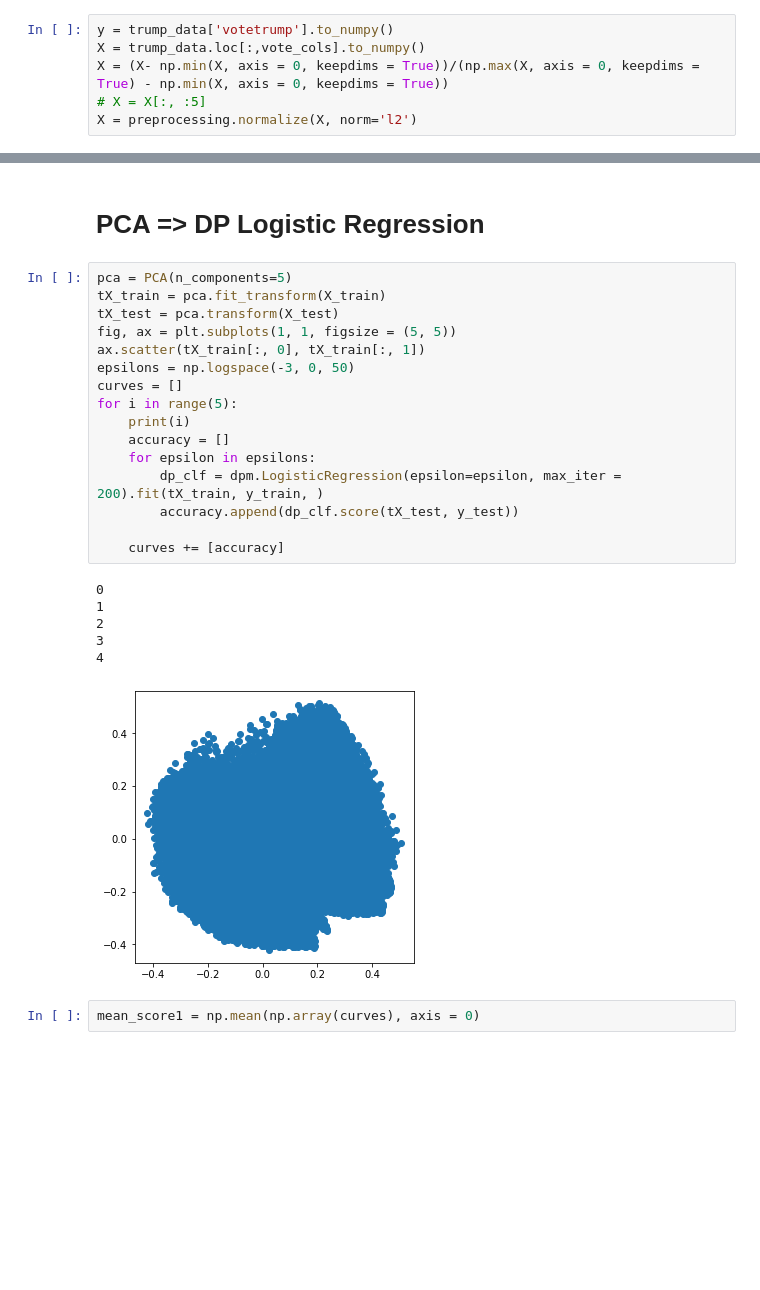
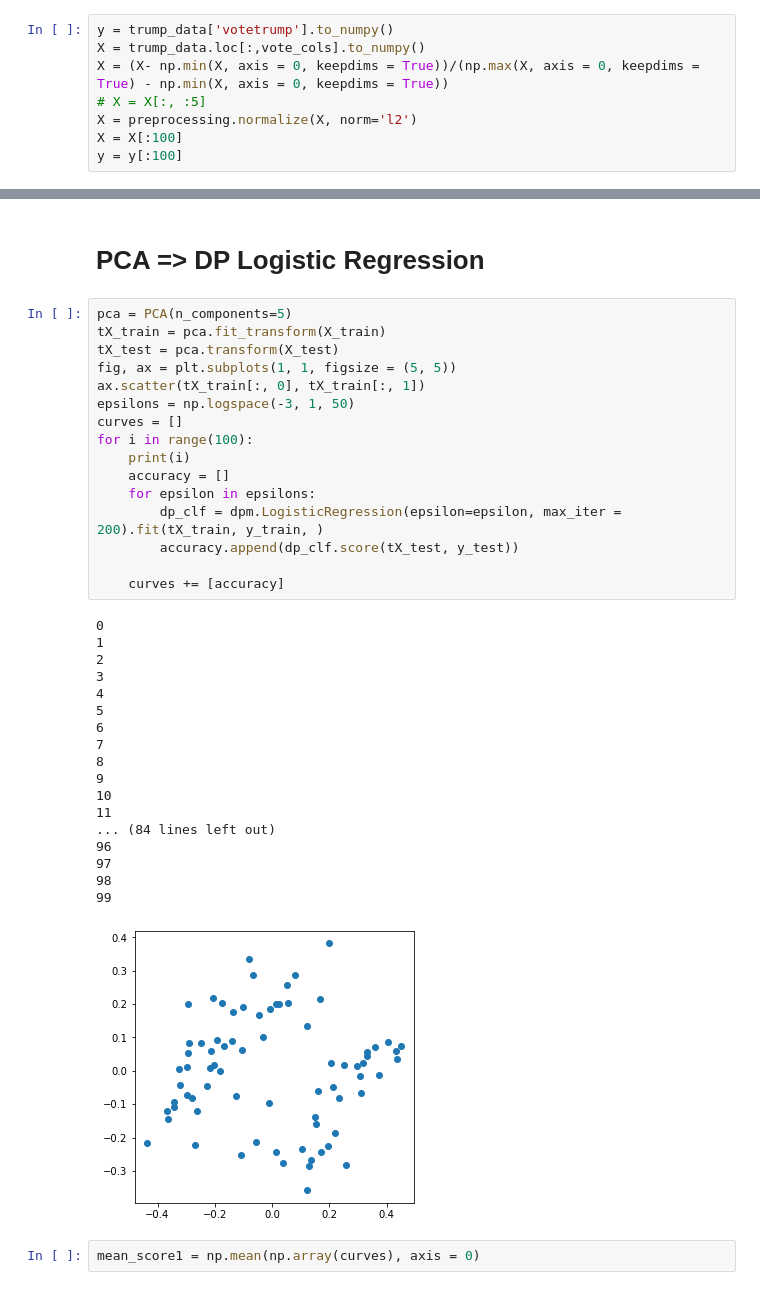
Before and after one commit to jefe-jeff/mse-234-project, a Jupyter notebook: scripts/dp_jordan_attempt.ipynb, the cells around one changed output, grey strips where cells are left out. Saved outputs shown, nothing was run; the diff lists cells and outputs as text; blank space fills up the shorter version.

Commit message:
produce plots from presentation

```diff
--- a/scripts/dp_jordan_attempt.ipynb
+++ b/scripts/dp_jordan_attempt.ipynb
@@ -61,3 +61,5 @@ X = trump_data.loc[:,vote_cols].to_numpy()
 X = (X- np.min(X, axis = 0, keepdims = True))/(np.max(X, axis = 0, keepdims = True) - np.min(X, axis = 0, keepdims = True))
 # X = X[:, :5]
 X = preprocessing.normalize(X, norm='l2')
+X = X[:100]
+y = y[:100]
@@ -90,26 +96,38 @@ Performance on test data 0.8784830410397935
 # %%
 pca = PCA(n_components=5)
 tX_train = pca.fit_transform(X_train)
 tX_test = pca.transform(X_test)
 fig, ax = plt.subplots(1, 1, figsize = (5, 5))
 ax.scatter(tX_train[:, 0], tX_train[:, 1])
-epsilons = np.logspace(-3, 0, 50)
+epsilons = np.logspace(-3, 1, 50)
 curves = []
-for i in range(5):
+for i in range(100):
     print(i)
     accuracy = []
     for epsilon in epsilons:
         dp_clf = dpm.LogisticRegression(epsilon=epsilon, max_iter = 200).fit(tX_train, y_train, )
         accuracy.append(dp_clf.score(tX_test, y_test))
 
     curves += [accuracy]
 # %% [output]
 0
 1
 2
 3
 4
+5
+6
+7
+8
+9
+10
+11
+... (84 lines left out)
+96
+97
+98
+99
-[figure, old version]
+[figure, new version]
 # %%
 mean_score1 = np.mean(np.array(curves), axis = 0)
 # %%
```
Also changed, not shown: parts of 22 cells of this notebook, 3 other files.
